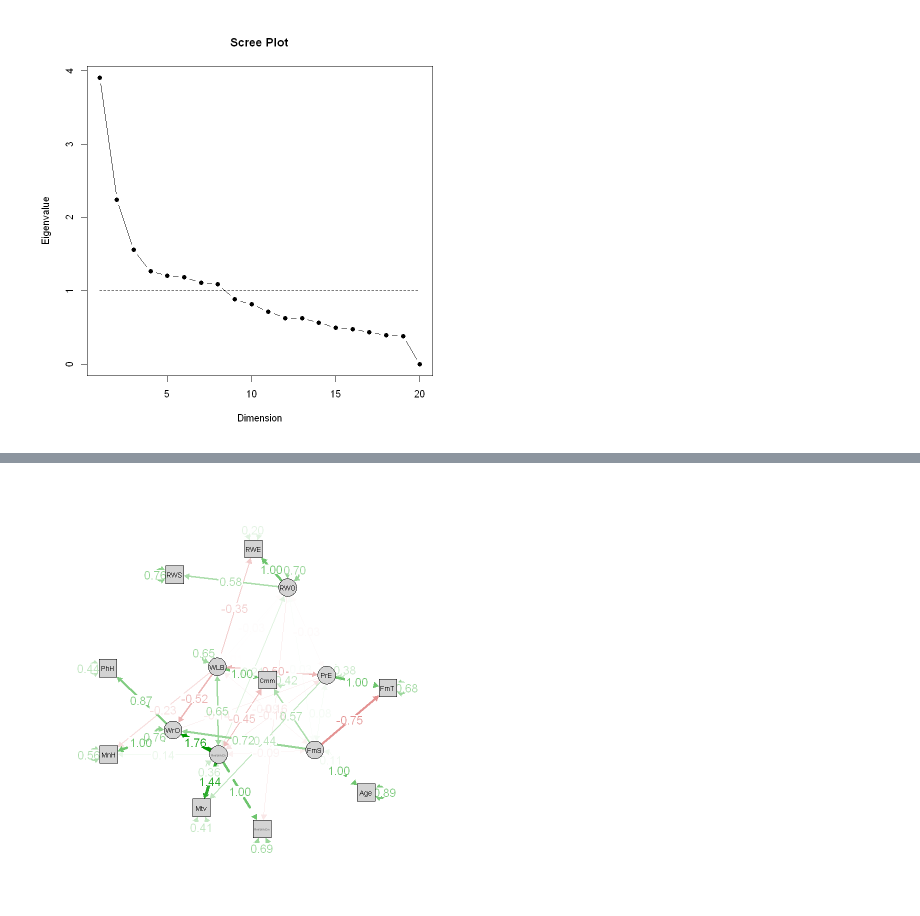
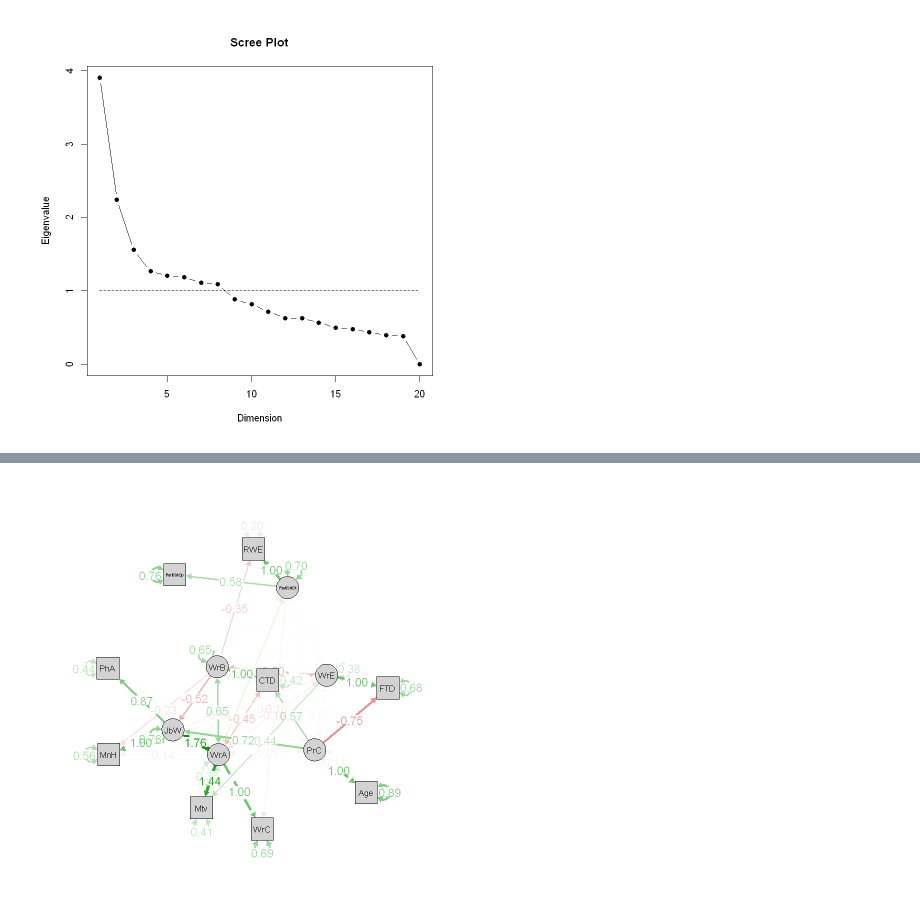
Before and after one commit to robertmackevic/dm-project, a Jupyter notebook: sem.ipynb, the cells around one changed output, grey strips where cells are left out. Drawn from its saved outputs; the diff is of its cells as text; code cells hidden in the pictures.

```diff
--- a/sem.ipynb
+++ b/sem.ipynb
@@ -19,11 +19,11 @@ categorical_columns <- c(
   "Location",  "ManagingRole"
 )
 numeric_columns <- c(
-  "Age","Experience", "Commuting", "WorkEfficiency", "Housework", "FamilyTime",
-  "RemoteWorkExtent", "RemoteWorkSupport", "Productivity",
-  "InterpersonalRelationships", "SocialIsolation", "Sleep",
-  "EconomicResources", "RemoteWorkCompatability", "Motivation",
-  "PhysicalEnvironment", "Wellbeing", "MentalHealth", "PhysicalHealth",
+  "Age","Experience", "CommuteTimeDiff", "WorkTimeDiff", "HouseworkTimeDiff",
+   "FamilyTimeDiff", "RemoteWorkExtent", "RemoteWorkSupport", "Productivity",
+  "ReducedPromotion", "SocialIsolation", "SleepTimeDiff",
+  "ExtraCosts", "WorkCompatibility", "Motivation",
+  "HomeEnvironment", "Wellbeing", "MentalHealth", "PhysicalActivity",
   "Sociability"
 )
 # %%
@@ -70,22 +70,18 @@ Cumulative Var 0.174 0.269 0.342 0.415 0.483 0.545 0.605 0.664 0.722
 library(lavaan)
 
 model <- '
-  RemoteWorkChallenges =~ RemoteWorkCompatability + Motivation
-  WorkOutcomes =~  MentalHealth + PhysicalHealth
-  RemoteWorkOrganization =~ RemoteWorkExtent + RemoteWorkSupport + RemoteWorkCompatability
-  WorkLifeBalance =~ Commuting + RemoteWorkExtent
-  FamilyStage =~ Age + Commuting + FamilyTime
-  PerformanceEfficiency =~ FamilyTime + Motivation
+  WorkAdaptability =~ WorkCompatibility + Motivation
+  JobWellbeing =~ MentalHealth + PhysicalActivity
+  RemoteWorkStructure =~ RemoteWorkExtent + RemoteWorkSupport + WorkCompatibility
+  WorkflexBalance =~ CommuteTimeDiff + RemoteWorkExtent
+  PersonalContext =~ Age + CommuteTimeDiff + FamilyTimeDiff
+  WorkEffectiveness =~ FamilyTimeDiff + Motivation
 
-  # Structural Model
-  # Direct Effects
-  MentalHealth ~ RemoteWorkChallenges + WorkLifeBalance + PerformanceEfficiency
+  MentalHealth ~ WorkAdaptability + WorkflexBalance + WorkEffectiveness
 
-  # Indirect Effects (optional)
-  WorkOutcomes ~ RemoteWorkChallenges + RemoteWorkOrganization + WorkLifeBalance + FamilyStage
+  JobWellbeing ~ WorkAdaptability + RemoteWorkStructure + WorkflexBalance + PersonalContext
 
-  # Covariances
-  RemoteWorkChallenges ~~ Commuting
+  WorkAdaptability ~~ CommuteTimeDiff
 '
 
 fit <- sem(model, data = data[numeric_columns])
@@ -172,20 +188,20 @@ A lavaan.data.frame: 9 × 10
 # %%
 library(semPlot)
 
 # semPaths(fit, whatLabels = "std", layout = "tree", edge.color = "black",
 #          title = TRUE, nCharNodes = 1)
 
 semPaths(
     object =fit,
     what ="est",
     style ='ram',
     layout ="spring",
     rotation =1,
-    sizeMan =4,
-    sizeLat =4,
+    sizeMan =5,
+    sizeLat =5,
     color ="lightgray",
     edge.label.cex =1.2,
     label.cex =1.2
 )
 # %% [output]
-[figure, old version]
+[figure, new version]
```
Also changed, not shown: parts of 4 cells of this notebook.
